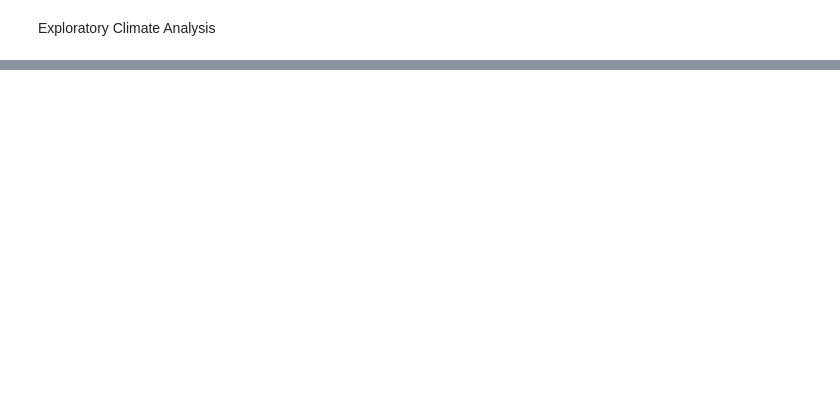
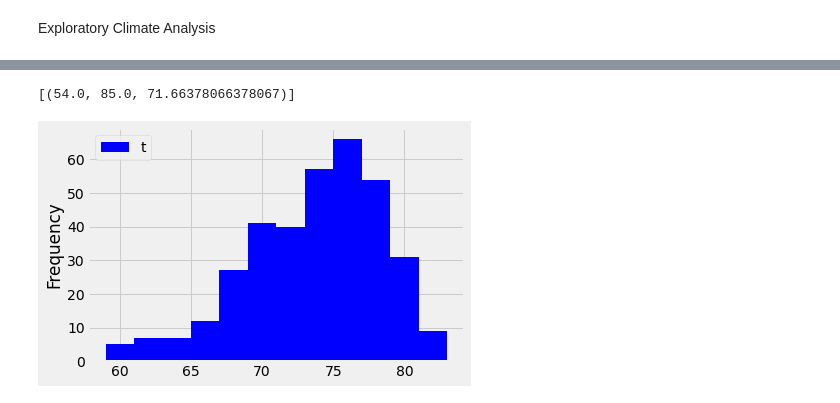
Before and after one commit to Marty1263/SQLAlchemy-Homework---Surfs-Up-, a Jupyter notebook: SQLAlchemy.ipynb, the cells around one changed output, grey strips where cells are left out. Saved outputs shown, nothing was run; the diff lists cells and outputs as text; code cells hidden in the pictures; blank space fills up the shorter version.

```diff
--- a/SQLAlchemy.ipynb
+++ b/SQLAlchemy.ipynb
@@ -63,6 +129,29 @@ NameError: name 'engine' is not defined
 # %%
 # Using the station id from the previous query, calculate the lowest temperature recorded,
 # highest temperature recorded, and average temperature of the most active station?
+temp_records = session.query(func.min(Measurement.tobs), func.max(Measurement.tobs), func.avg(Measurement.tobs)).\
+    filter(Measurement.station == active_stations[0][0]).all()
+
+temp_records
+# %% [output]
+[(54.0, 85.0, 71.66378066378067)]
 # %%
 # Choose the station with the highest number of temperature observations.
 # Query the last 12 months of temperature observation data for this station and plot the results as a histogram
+station_hightemp = session.query(Measurement.date).order_by(Measurement.date.desc()).\
+    filter(Measurement.station == active_stations[0][0]).all()
+
+date = list(np.ravel(station_hightemp))[0]
+recent_date = dt.datetime.strptime(date, "%Y-%m-%d")
+station_year_back = recent_date - dt.timedelta(days=365)
+
+station_temp = session.query(Measurement.tobs).filter(Measurement.station == active_stations[0][0]).\
+    filter(Measurement.date>station_year_back).all()
+
+station_temp_df = pd.DataFrame(station_temp)
+
+histogram = station_temp_df["tobs"].hist(bins=12,color='blue')
+histogram.set_ylabel("Frequency")
+histogram.legend('tobs', loc = "upper left");
+# %% [output]
+[figure, added]
```
Also changed, not shown: parts of 8 cells of this notebook.
